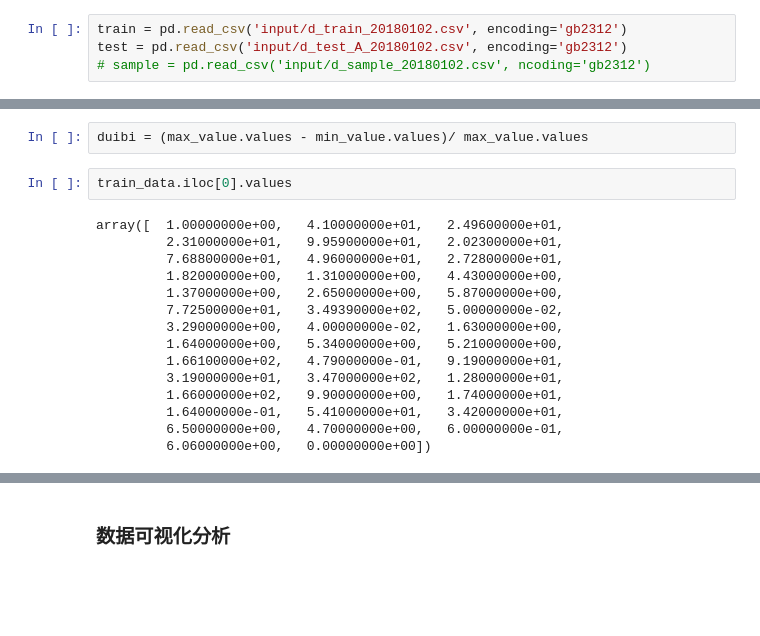
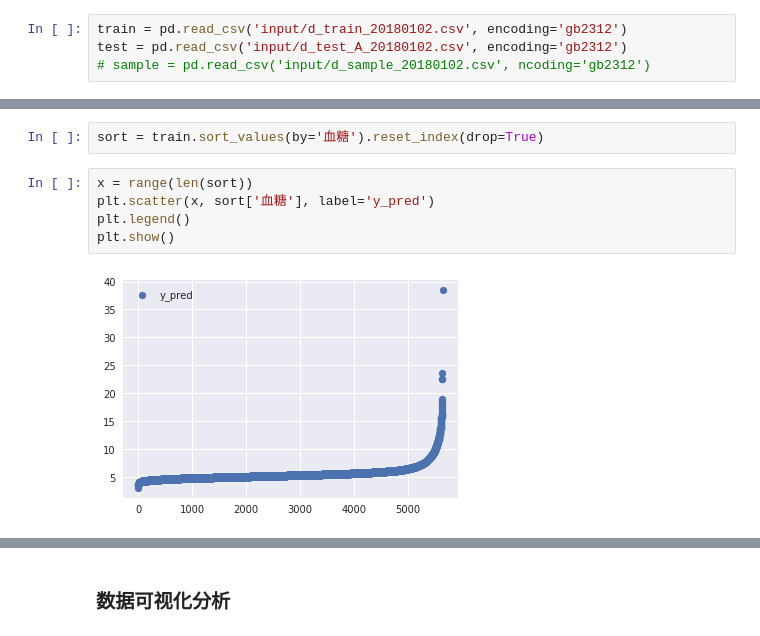
Before and after one commit to koibiki/ai-medical, a Jupyter notebook: Untitled.ipynb, the cells around one changed output, grey strips where cells are left out. Cells and saved outputs as stored; diff of their text form; blank space fills up the shorter version.

```diff
--- a/Untitled.ipynb
+++ b/Untitled.ipynb
@@ -163,19 +107,9 @@ Index(['性别', '年龄', '*天门冬氨酸氨基转换酶', '*丙氨酸氨基
-# %%
-duibi = (max_value.values - min_value.values)/ max_value.values
-# %%
-train_data.iloc[0].values
-# %% [output]
-array([  1.00000000e+00,   4.10000000e+01,   2.49600000e+01,
-         2.31000000e+01,   9.95900000e+01,   2.02300000e+01,
-         7.68800000e+01,   4.96000000e+01,   2.72800000e+01,
-         1.82000000e+00,   1.31000000e+00,   4.43000000e+00,
-         1.37000000e+00,   2.65000000e+00,   5.87000000e+00,
-         7.72500000e+01,   3.49390000e+02,   5.00000000e-02,
-         3.29000000e+00,   4.00000000e-02,   1.63000000e+00,
-         1.64000000e+00,   5.34000000e+00,   5.21000000e+00,
-         1.66100000e+02,   4.79000000e-01,   9.19000000e+01,
-         3.19000000e+01,   3.47000000e+02,   1.28000000e+01,
-         1.66000000e+02,   9.90000000e+00,   1.74000000e+01,
-         1.64000000e-01,   5.41000000e+01,   3.42000000e+01,
-         6.50000000e+00,   4.70000000e+00,   6.00000000e-01,
-         6.06000000e+00,   0.00000000e+00])
+# %%
+sort = train.sort_values(by='血糖').reset_index(drop=True)
+# %%
+x = range(len(sort))
+plt.scatter(x, sort['血糖'], label='y_pred')
+plt.legend()
+plt.show()
+# %% [output]
+[figure, added]
```
Also changed, not shown: parts of 56 cells of this notebook, 9 other files.
